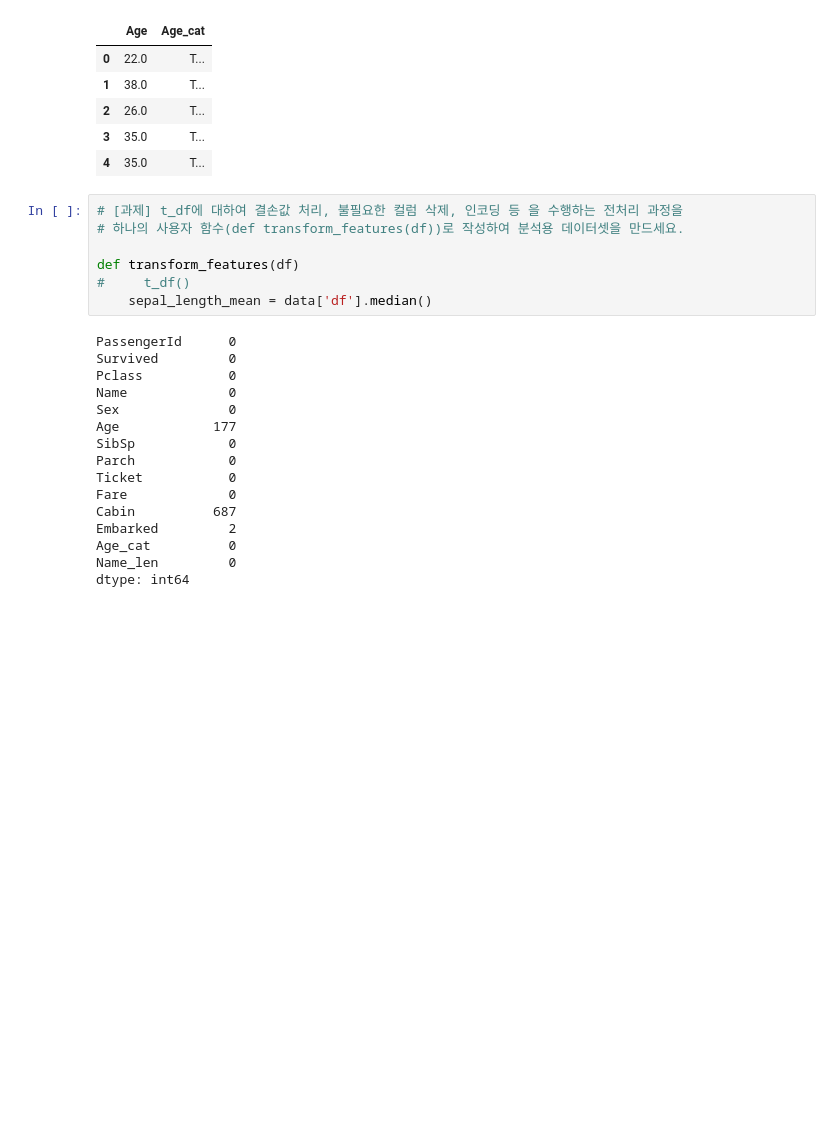
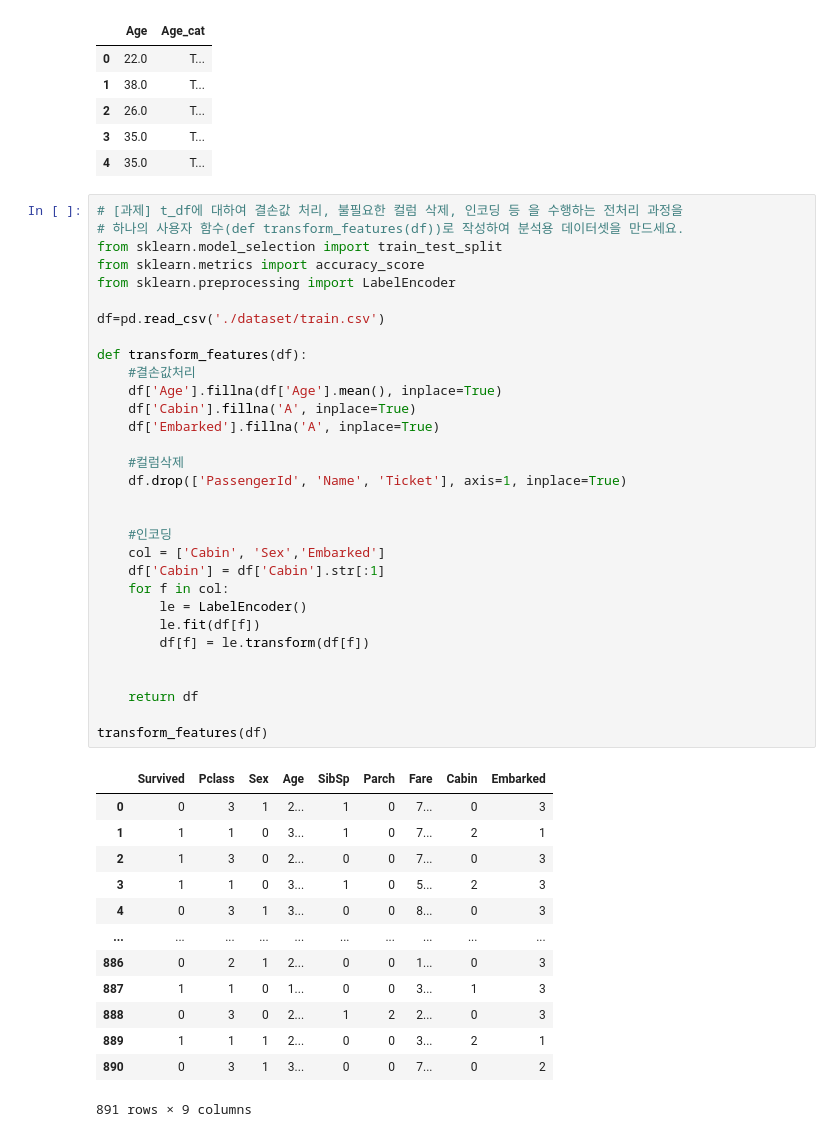
Before and after one commit to rmadmswk/BigData, a Jupyter notebook: m6_머신러닝알고리즘/ml_판다스.ipynb, the cells around one changed output. Drawn from its saved outputs; the diff is of its cells as text; blank space fills up the shorter version.

```diff
--- a/m6_머신러닝알고리즘/ml_판다스.ipynb
+++ b/m6_머신러닝알고리즘/ml_판다스.ipynb
@@ -263,26 +267,48 @@ t_df[['Age','Age_cat']].head()
 # %%
 # [과제] t_df에 대하여 결손값 처리, 불필요한 컬럼 삭제, 인코딩 등 을 수행하는 전처리 과정을
 # 하나의 사용자 함수(def transform_features(df))로 작성하여 분석용 데이터셋을 만드세요.
+from sklearn.model_selection import train_test_split
+from sklearn.metrics import accuracy_score
+from sklearn.preprocessing import LabelEncoder
 
-def transform_features(df)
-#     t_df()
-    sepal_length_mean = data['df'].median()
+df=pd.read_csv('./dataset/train.csv')
+
+def transform_features(df):
+    #결손값처리
+    df['Age'].fillna(df['Age'].mean(), inplace=True)
+    df['Cabin'].fillna('A', inplace=True)
+    df['Embarked'].fillna('A', inplace=True)
+
+    #컬럼삭제
+    df.drop(['PassengerId', 'Name', 'Ticket'], axis=1, inplace=True)
+
+
+    #인코딩
+    col = ['Cabin', 'Sex','Embarked']
+    df['Cabin'] = df['Cabin'].str[:1]
+    for f in col:
+        le = LabelEncoder()
+        le.fit(df[f])
+        df[f] = le.transform(df[f])
+
+
+    return df
+
+transform_features(df)
 # %% [output]
+|  | Survived | Pclass | Sex | Age | SibSp | Parch | Fare | Cabin | Embarked |
+| 0 | 0 | 3 | 1 | 2... | 1 | 0 | 7... | 0 | 3 |
+| 1 | 1 | 1 | 0 | 3... | 1 | 0 | 7... | 2 | 1 |
+| 2 | 1 | 3 | 0 | 2... | 0 | 0 | 7... | 0 | 3 |
+| 3 | 1 | 1 | 0 | 3... | 1 | 0 | 5... | 2 | 3 |
+| 4 | 0 | 3 | 1 | 3... | 0 | 0 | 8... | 0 | 3 |
+| ... | ... | ... | ... | ... | ... | ... | ... | ... | ... |
+| 886 | 0 | 2 | 1 | 2... | 0 | 0 | 1... | 0 | 3 |
+| 887 | 1 | 1 | 0 | 1... | 0 | 0 | 3... | 1 | 3 |
+| 888 | 0 | 3 | 0 | 2... | 1 | 2 | 2... | 0 | 3 |
+| 889 | 1 | 1 | 1 | 2... | 0 | 0 | 3... | 2 | 1 |
+| 890 | 0 | 3 | 1 | 3... | 0 | 0 | 7... | 0 | 2 |
-PassengerId      0
-Survived         0
-Pclass           0
-Name             0
-Sex              0
-Age            177
-SibSp            0
-Parch            0
-Ticket           0
-Fare             0
-Cabin          687
-Embarked         2
-Age_cat          0
-Name_len         0
-dtype: int64
+891 rows × 9 columns
 # %%
 # [과제] t_df Name 컬럼에서 Titel(칭호)를 추출해서 이에 기반한 age 평균값을 이용하여 age null 처리를 한 후 개선된 부분을 설명하세요.
 t_df['Title'] = t_df['Name'].str.split(", ", expand=True)[1].str.split(".", expand=True)[0]
```
Also changed, not shown: parts of 9 cells of this notebook, 1 other file.
